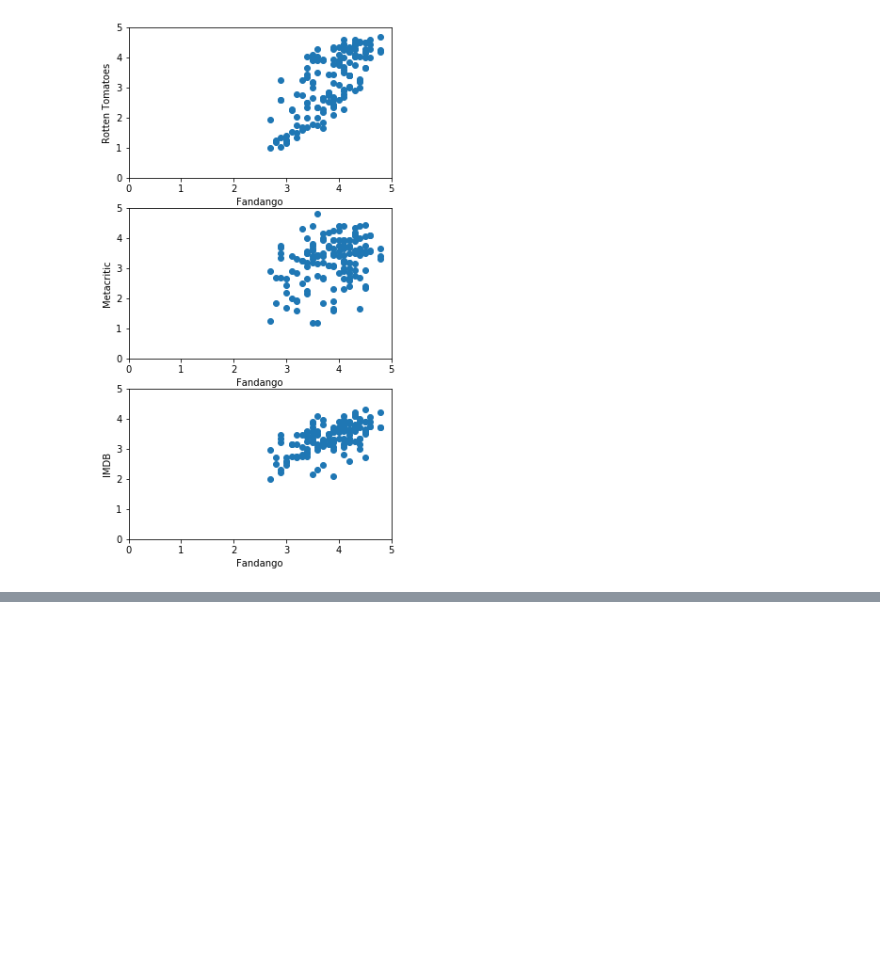
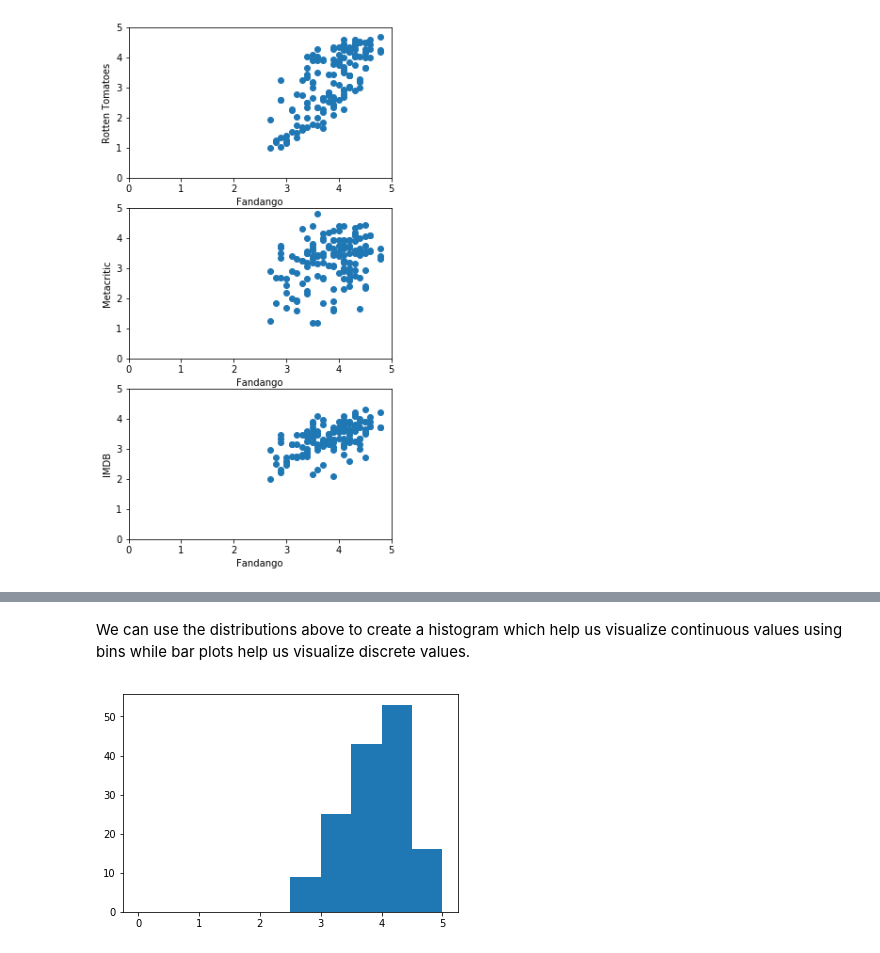
Before and after one commit to Clemo97/UserReviews, a Jupyter notebook: UserReviews.ipynb, the cells around one changed output, grey strips where cells are left out. Saved outputs shown, nothing was run; the diff lists cells and outputs as text; code cells hidden in the pictures; blank space fills up the shorter version.

Commit message:
Added a histogram

```diff
--- a/UserReviews.ipynb
+++ b/UserReviews.ipynb
@@ -181,0 +209,8 @@ plt.show()
+# %% [markdown]
+We can use the distributions above to create a histogram which help us visualize continuous values using bins while bar plots help us visualize discrete values.
+# %%
+fig, ax = plt.subplots()
+ax.hist(norm_reviews['Fandango_Ratingvalue'], range = (0,5))
+plt.show()
+# %% [output]
+[figure, added]
```
Also changed, not shown: parts of 2 cells of this notebook.
